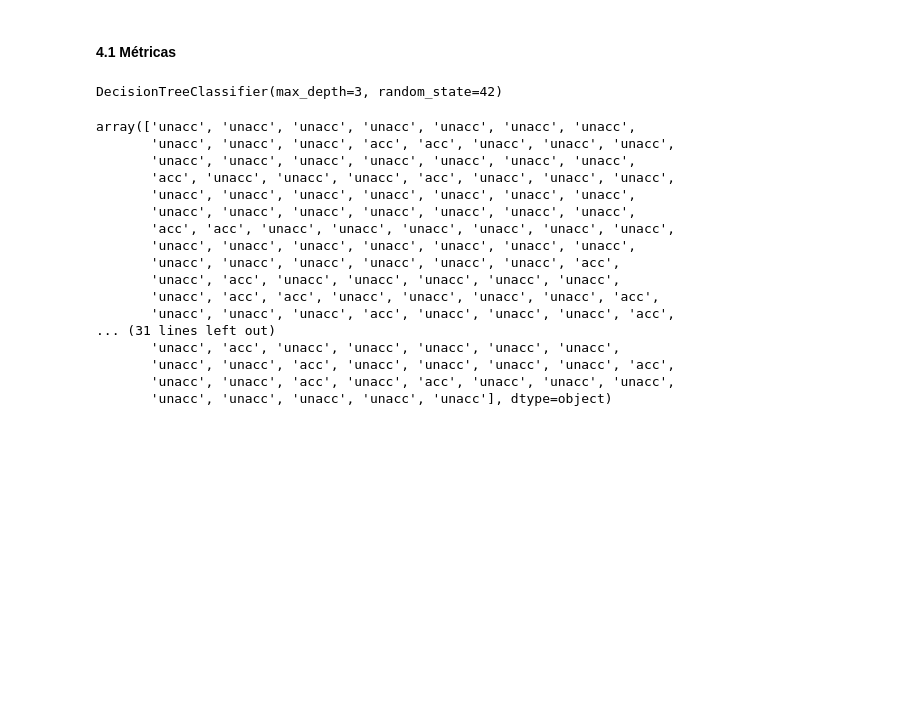
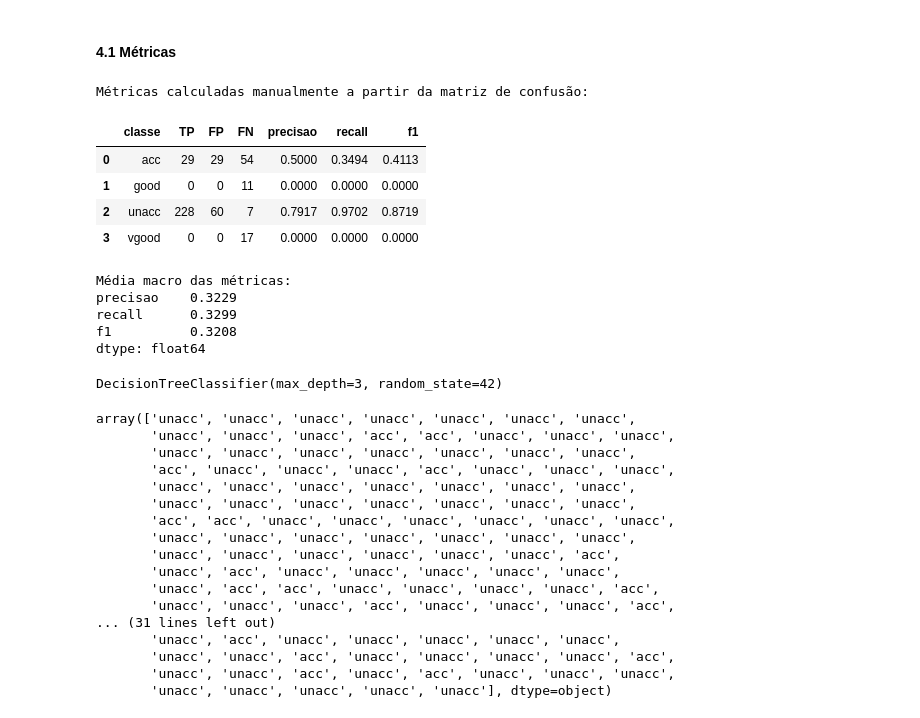
Before and after one commit to rodrigomotta01/Sistema-Especialista-IA, a Jupyter notebook: sistema_especialistaIA.ipynb, the cells around one changed output. Drawn from its saved outputs; the diff is of its cells as text; code cells hidden in the pictures; blank space fills up the shorter version.

Commit message:
feat: calculo manual de precisão, recall e F1 score

```diff
--- a/sistema_especialistaIA.ipynb
+++ b/sistema_especialistaIA.ipynb
@@ -192,9 +185,60 @@ F1 Score=0.691
 # %% [markdown]
 #### 4.1 Métricas
 # %%
-# Calcular Fi Score *
-# Calcular Recall *
-# Calcular Precisão *
+import numpy as np
+import pandas as pd
+from sklearn.metrics import confusion_matrix
+
+# Garante que as predições e a matriz de confusão existam para o cálculo manual.
+y_pred = model.predict(X_test)
+labels = model.classes_
+cm = confusion_matrix(y_test, y_pred, labels=labels)
+
+manual_metrics = []
+
+for index, label in enumerate(labels):
+    tp = cm[index, index]
+    fp = cm[:, index].sum() - tp
+    fn = cm[index, :].sum() - tp
+
+    precision = tp / (tp + fp) if (tp + fp) > 0 else 0.0
+    recall = tp / (tp + fn) if (tp + fn) > 0 else 0.0
+    f1_score_manual = (
+        2 * precision * recall / (precision + recall)
+        if (precision + recall) > 0
+        else 0.0
+    )
+
+    manual_metrics.append({
+        "classe": label,
+        "TP": tp,
+        "FP": fp,
+        "FN": fn,
+        "precisao": precision,
+        "recall": recall,
+        "f1": f1_score_manual,
+    })
+
+metrics_df = pd.DataFrame(manual_metrics)
+metrics_df[["precisao", "recall", "f1"]] = metrics_df[["precisao", "recall", "f1"]].round(4)
+
+print("Métricas calculadas manualmente a partir da matriz de confusão:")
+display(metrics_df)
+
+print("Média macro das métricas:")
+print(metrics_df[["precisao", "recall", "f1"]].mean().round(4))
+# %% [output]
+Métricas calculadas manualmente a partir da matriz de confusão:
+|  | classe | TP | FP | FN | precisao | recall | f1 |
+| 0 | acc | 29 | 29 | 54 | 0.5000 | 0.3494 | 0.4113 |
+| 1 | good | 0 | 0 | 11 | 0.0000 | 0.0000 | 0.0000 |
+| 2 | unacc | 228 | 60 | 7 | 0.7917 | 0.9702 | 0.8719 |
+| 3 | vgood | 0 | 0 | 17 | 0.0000 | 0.0000 | 0.0000 |
+Média macro das métricas:
+precisao    0.3229
+recall      0.3299
+f1          0.3208
+dtype: float64
 # %%
 model.fit(X_train, y_train)
 # %% [output]
```
Also changed, not shown: parts of 3 cells of this notebook.
